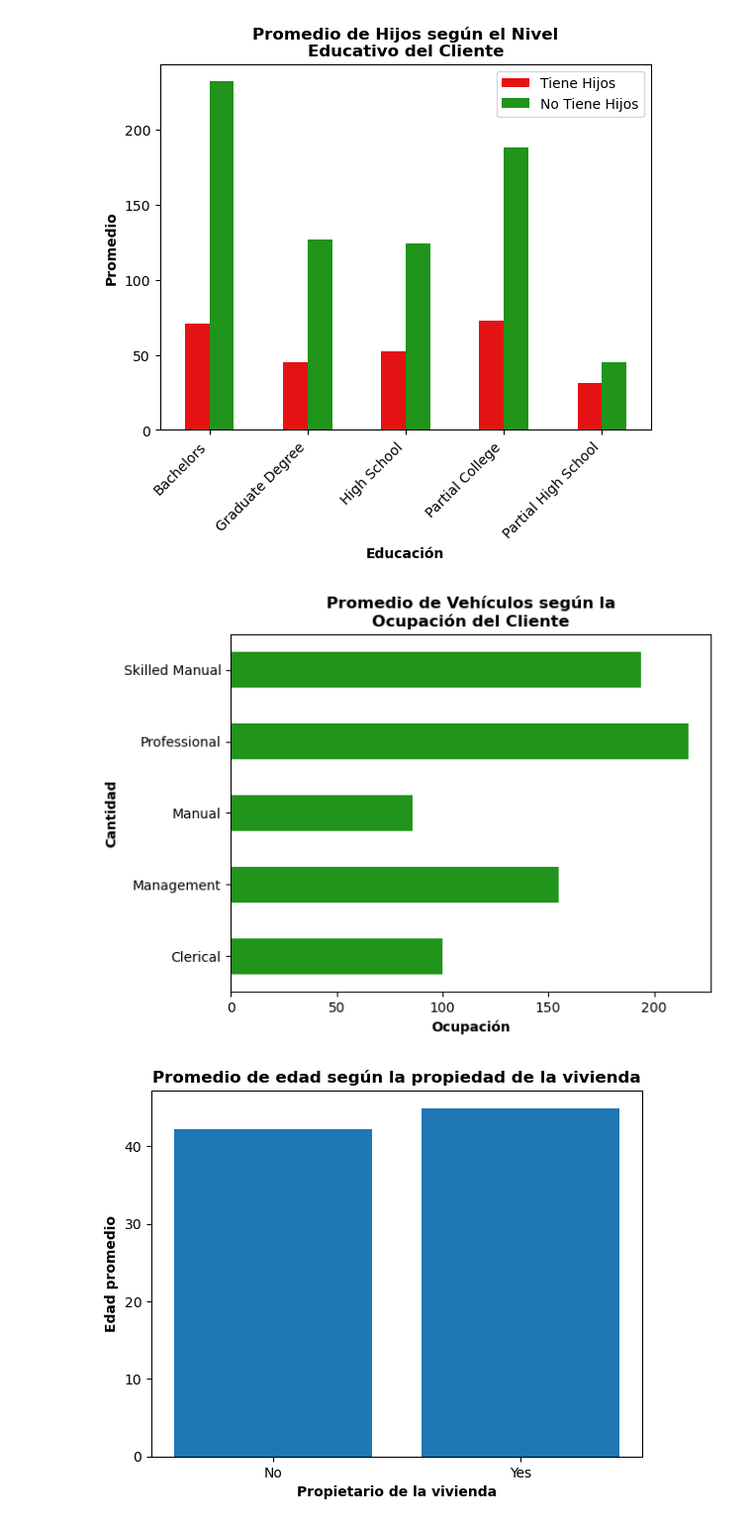
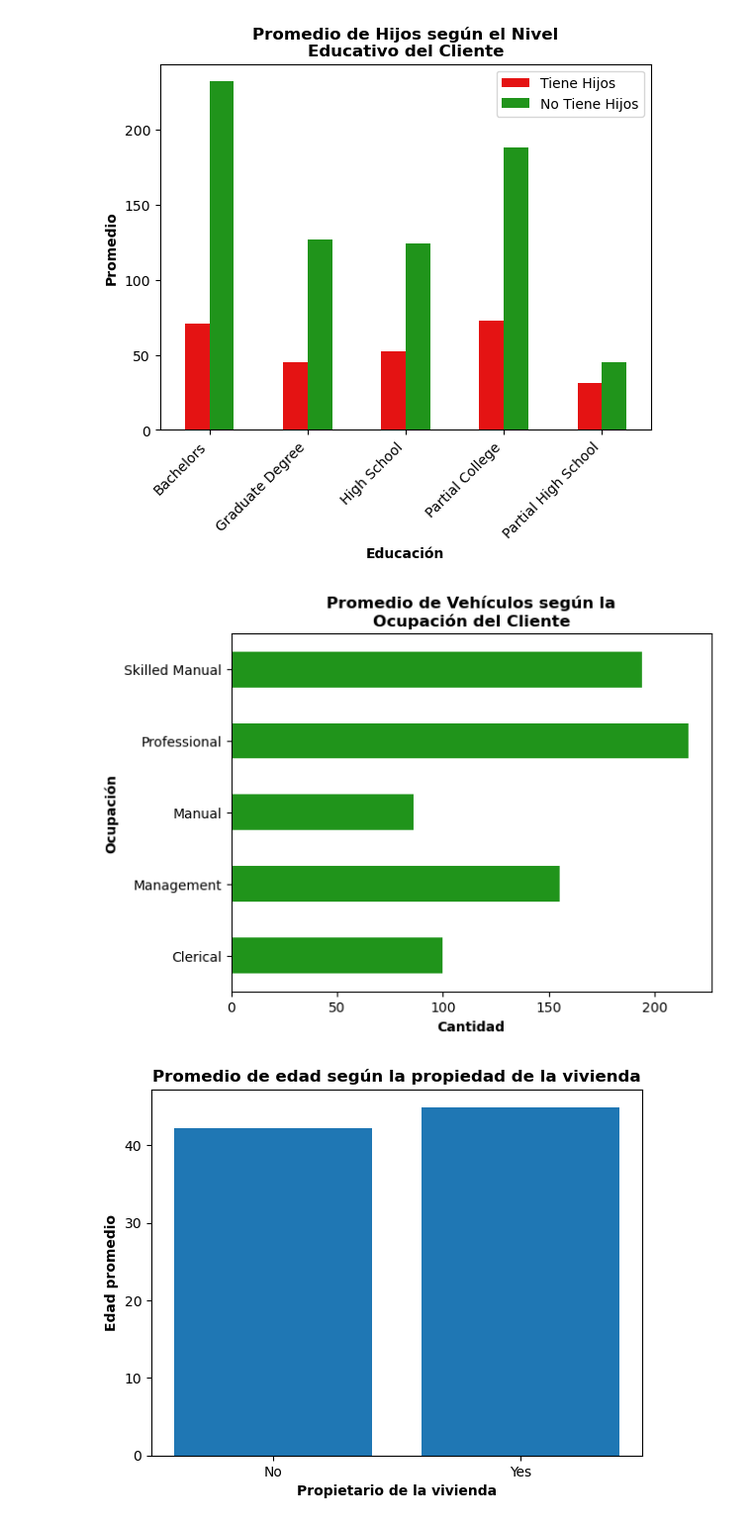
Before and after one commit to ZoroAZ/FDS-2023-1-CC52, a Jupyter notebook: code/Gráficos.ipynb, the cells around one changed output. Shown at 99% size. Drawn from its saved outputs; the diff is of its cells as text; code cells hidden in the pictures.

```diff
--- a/code/Gráficos.ipynb
+++ b/code/Gráficos.ipynb
@@ -65,21 +65,21 @@ plt.show()
 # %%
 data['Con_vehiculo'] = np.where(data['Cars'] != 0.0, 'Si', 'No')
 V_Si = data[data['Con_vehiculo'] == 'Si']
 Vehiculo_prom = V_Si[['Occupation', 'Con_vehiculo']]
 VP = Vehiculo_prom.groupby(['Occupation', 'Con_vehiculo']).size()
 df = pd.DataFrame({'Frecuencia': VP.values}, index = VP.index)
 
 df_pivot = df.pivot_table(index = 'Occupation', columns = 'Con_vehiculo', values = 'Frecuencia')
 ax = df_pivot.plot(kind = 'barh', stacked = False, color = '#20941B')
 
-ax.set_xlabel('Ocupación', weight = 'bold')
-ax.set_ylabel('Cantidad', weight = 'bold')
+ax.set_xlabel('Cantidad', weight = 'bold')
+ax.set_ylabel('Ocupación', weight = 'bold')
 ax.set_title('Promedio de Vehículos según la\nOcupación del Cliente', weight = 'bold')
 
 ax.legend().set_visible(False)
 plt.show()
 # %% [output]
-[figure, old version]
+[figure, new version]
 # %%
 age_mean = data.groupby('Home Owner')['Age'].mean()
 
```
